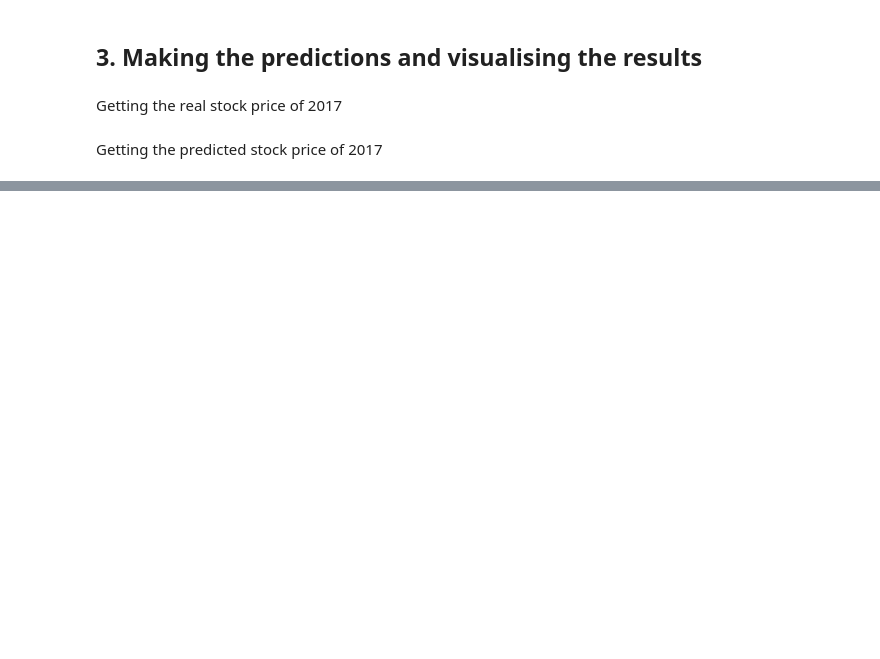
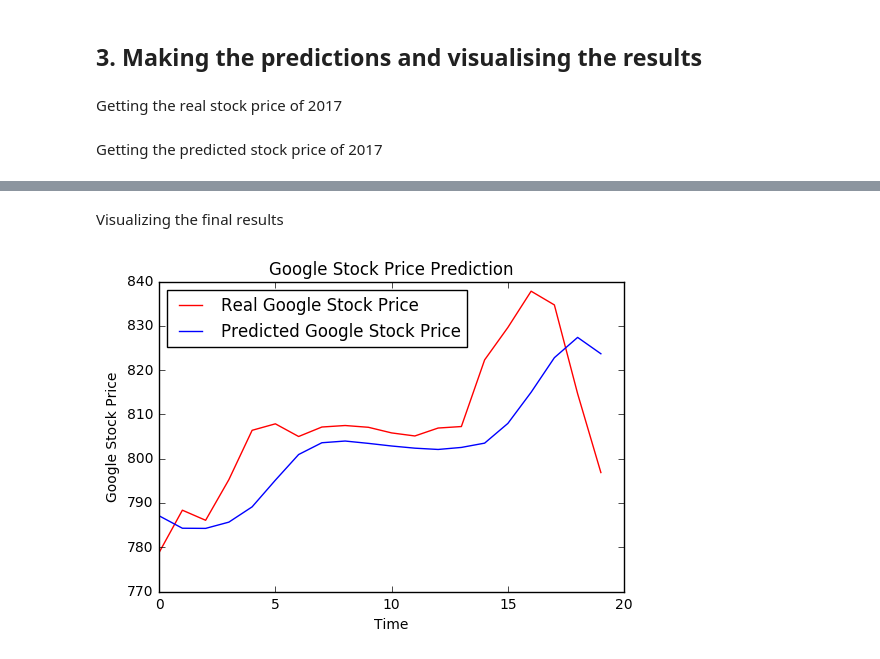
Before and after one commit to raul-sanchez-martin/Udemy, a Jupyter notebook: Deep_Learning_A_Z/Volume 1 - Supervised Deep Learning/Part 3 - Recurrent Neural Networks (RNN)/Section 12 - Building a RNN/rnn.ipynb, the cells around one changed output, grey strips where cells are left out. Saved outputs shown, nothing was run; the diff lists cells and outputs as text; code cells hidden in the pictures; blank space fills up the shorter version.

```diff
--- a/Deep_Learning_A_Z/Volume 1 - Supervised Deep Learning/Part 3 - Recurrent Neural Networks (RNN)/Section 12 - Building a RNN/rnn.ipynb
+++ b/Deep_Learning_A_Z/Volume 1 - Supervised Deep Learning/Part 3 - Recurrent Neural Networks (RNN)/Section 12 - Building a RNN/rnn.ipynb
@@ -136,0 +176,7 @@ Getting the predicted stock price of 2017
+# %%
+inputs = sc.transform(inputs)
+# %%
+X_test = []
+for i in range(60, len(inputs)):
+    X_test.append(inputs[i-60:i, 0])
+X_test = np.array(X_test)
@@ -136,0 +187,4 @@ Getting the predicted stock price of 2017
+# %%
+ini_shape = X_test.shape
+X_test = X_test.reshape(ini_shape[0], ini_shape[1], 1)
+X_test.shape
@@ -136,0 +193,3 @@ Getting the predicted stock price of 2017
+# %%
+predicted_stock_price = regressor.predict(X_test)
+predicted_stock_price = sc.inverse_transform(predicted_stock_price)
@@ -136,0 +223,16 @@ Getting the predicted stock price of 2017
+# %% [markdown]
+Visualizing the final results
+# %%
+plt.plot(real_stock_price, color = 'red',
+         label = 'Real Google Stock Price')
+
+plt.plot(predicted_stock_price, color = 'blue',
+         label = 'Predicted Google Stock Price')
+
+plt.title('Google Stock Price Prediction')
+plt.xlabel('Time')
+plt.ylabel('Google Stock Price')
+plt.legend(loc=2)
+plt.show()
+# %% [output]
+[figure, added]
```
Also changed, not shown: parts of 12 cells of this notebook, 1 other file.
